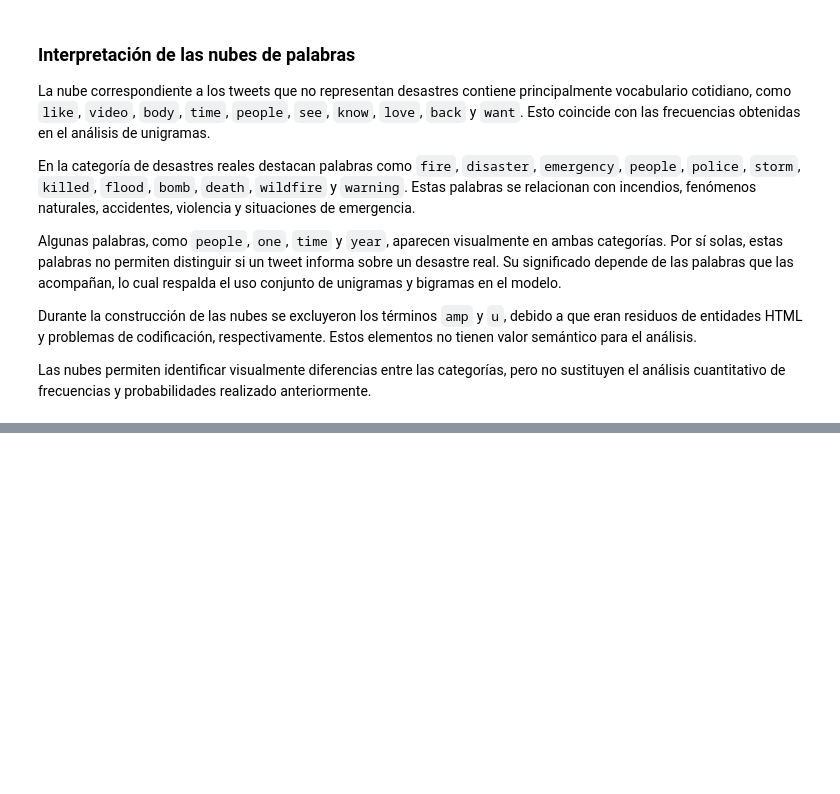
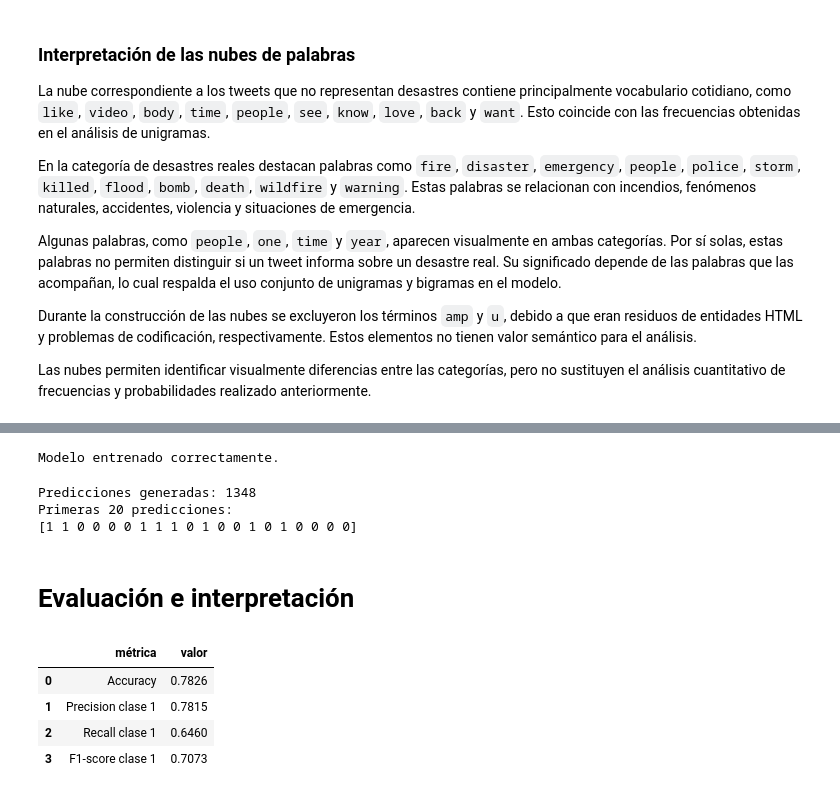
Before and after one commit to tismajo/CC3084-Laboratorio5, a Jupyter notebook: Laboratorio5.ipynb, the cells around one changed output, grey strips where cells are left out. Drawn from its saved outputs; the diff is of its cells as text; code cells hidden in the pictures; blank space fills up the shorter version.

Commit message:
feat: add preliminar model

```diff
--- a/Laboratorio5.ipynb
+++ b/Laboratorio5.ipynb
@@ -1361,0 +1452,77 @@ Las nubes permiten identificar visualmente diferencias entre las categorías, pe
+# %%
+model = LogisticRegression(
+    solver="liblinear",
+    max_iter=1000,
+    random_state=42
+)
+
+model.fit(X_train, y_train)
+
+print("Modelo entrenado correctamente.")
+# %% [output]
+Modelo entrenado correctamente.
+# %%
+y_pred = model.predict(X_test)
+
+print("Predicciones generadas:", len(y_pred))
+print("Primeras 20 predicciones:")
+print(y_pred[:20])
+# %% [output]
+Predicciones generadas: 1348
+Primeras 20 predicciones:
+[1 1 0 0 0 0 1 1 1 0 1 0 0 1 0 1 0 0 0 0]
+# %% [markdown]
+# Evaluación e interpretación
+# %%
+from sklearn.metrics import (
+    classification_report,
+    confusion_matrix,
+    accuracy_score,
+    precision_score,
+    recall_score,
+    f1_score
+)
+
+accuracy = accuracy_score(y_test, y_pred)
+precision = precision_score(
+    y_test,
+    y_pred,
+    zero_division=0
+)
+recall = recall_score(
+    y_test,
+    y_pred,
+    zero_division=0
+)
+f1 = f1_score(
+    y_test,
+    y_pred,
+    zero_division=0
+)
+
+metrics_summary = pd.DataFrame({
+    "métrica": [
+        "Accuracy",
+        "Precision clase 1",
+        "Recall clase 1",
+        "F1-score clase 1"
+    ],
+    "valor": [
+        accuracy,
+        precision,
+        recall,
+        f1
+    ]
+})
+
+metrics_summary["valor"] = (
+    metrics_summary["valor"].round(4)
+)
+
+display(metrics_summary)
+# %% [output]
+|  | métrica | valor |
+| 0 | Accuracy | 0.7826 |
+| 1 | Precision clase 1 | 0.7815 |
+| 2 | Recall clase 1 | 0.6460 |
+| 3 | F1-score clase 1 | 0.7073 |
```
Also changed, not shown: parts of 9 cells of this notebook.
